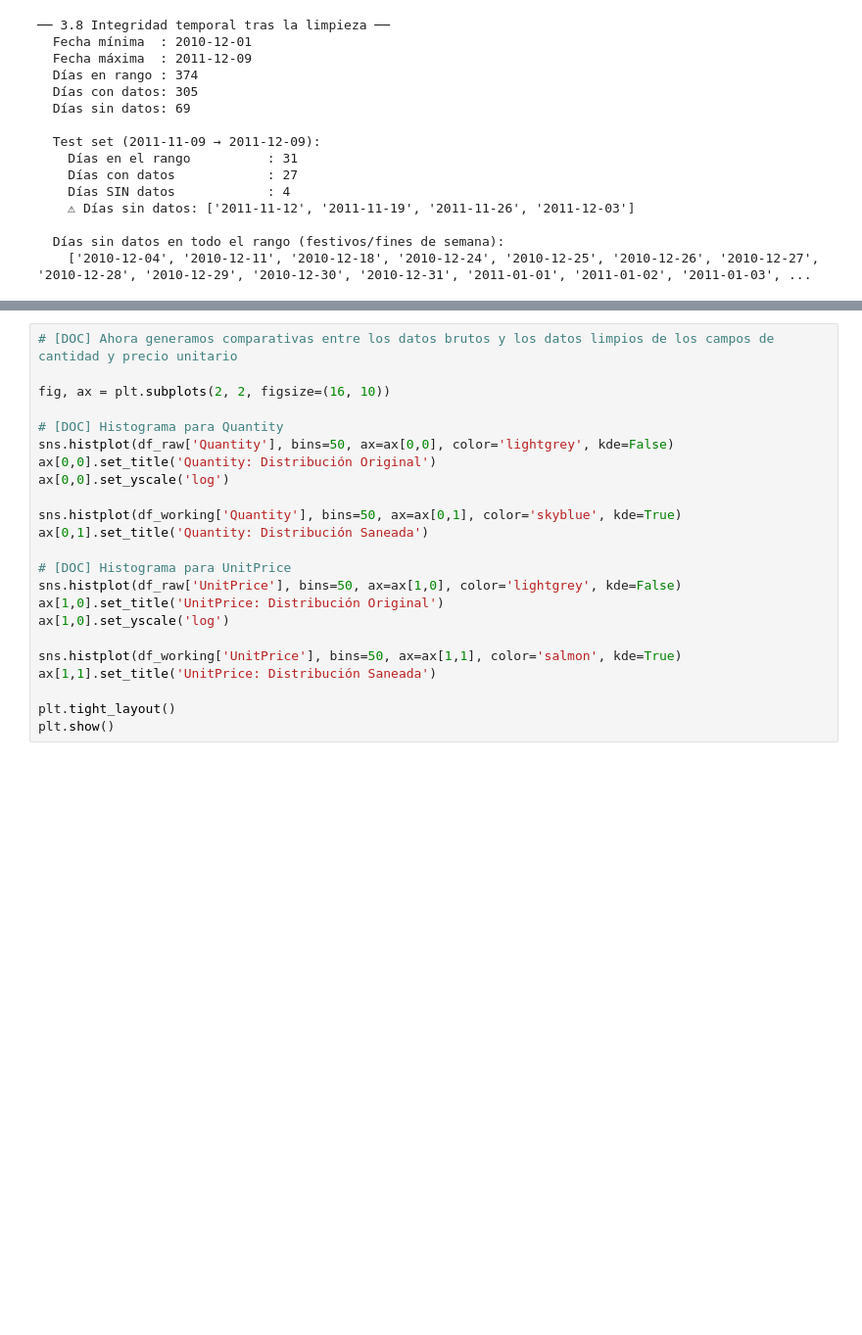
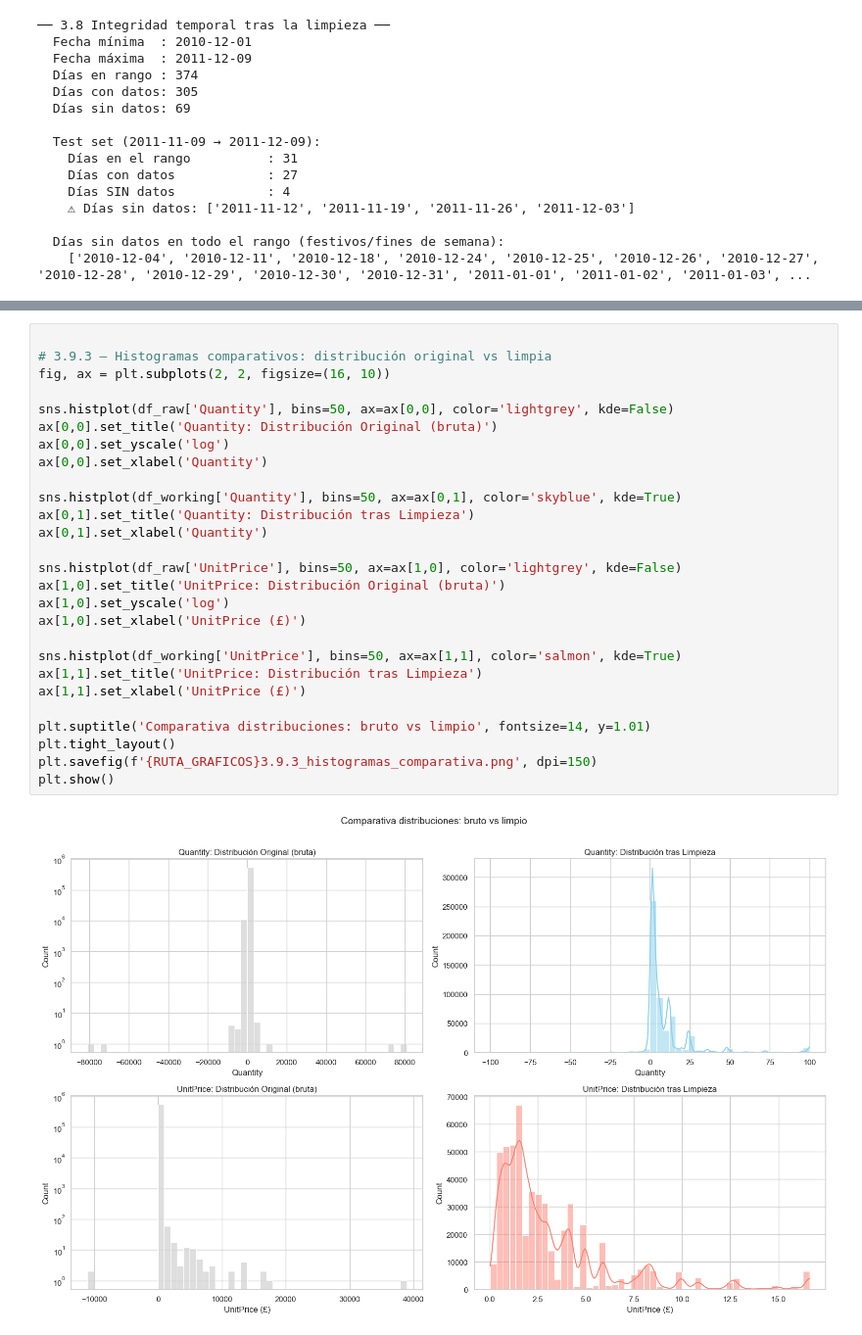
Before and after one commit to ravel01106/proyecto-master-ia-big-data, a Jupyter notebook: notebooks/regression_proyect/clean/clean_data.ipynb, the cells around one changed output, grey strips where cells are left out. Shown at 98% size. Saved outputs shown, nothing was run; the diff lists cells and outputs as text; blank space fills up the shorter version.

```diff
--- a/notebooks/regression_proyect/clean/clean_data.ipynb
+++ b/notebooks/regression_proyect/clean/clean_data.ipynb
@@ -403,24 +473,30 @@ plt.show()
 # %%
-# [DOC] Ahora generamos comparativas entre los datos brutos y los datos limpios de los campos de cantidad y precio unitario
 
+# 3.9.3 — Histogramas comparativos: distribución original vs limpia
 fig, ax = plt.subplots(2, 2, figsize=(16, 10))
 
-# [DOC] Histograma para Quantity
 sns.histplot(df_raw['Quantity'], bins=50, ax=ax[0,0], color='lightgrey', kde=False)
-ax[0,0].set_title('Quantity: Distribución Original')
+ax[0,0].set_title('Quantity: Distribución Original (bruta)')
 ax[0,0].set_yscale('log')
+ax[0,0].set_xlabel('Quantity')
 
 sns.histplot(df_working['Quantity'], bins=50, ax=ax[0,1], color='skyblue', kde=True)
-ax[0,1].set_title('Quantity: Distribución Saneada')
+ax[0,1].set_title('Quantity: Distribución tras Limpieza')
+ax[0,1].set_xlabel('Quantity')
 
-# [DOC] Histograma para UnitPrice
 sns.histplot(df_raw['UnitPrice'], bins=50, ax=ax[1,0], color='lightgrey', kde=False)
-ax[1,0].set_title('UnitPrice: Distribución Original')
+ax[1,0].set_title('UnitPrice: Distribución Original (bruta)')
 ax[1,0].set_yscale('log')
+ax[1,0].set_xlabel('UnitPrice (£)')
 
 sns.histplot(df_working['UnitPrice'], bins=50, ax=ax[1,1], color='salmon', kde=True)
-ax[1,1].set_title('UnitPrice: Distribución Saneada')
+ax[1,1].set_title('UnitPrice: Distribución tras Limpieza')
+ax[1,1].set_xlabel('UnitPrice (£)')
 
+plt.suptitle('Comparativa distribuciones: bruto vs limpio', fontsize=14, y=1.01)
 plt.tight_layout()
+plt.savefig(f'{RUTA_GRAFICOS}3.9.3_histogramas_comparativa.png', dpi=150)
 plt.show()
+# %% [output]
+[figure, added]
 # %%
```
Also changed, not shown: parts of 6 cells of this notebook, 4 other files.
